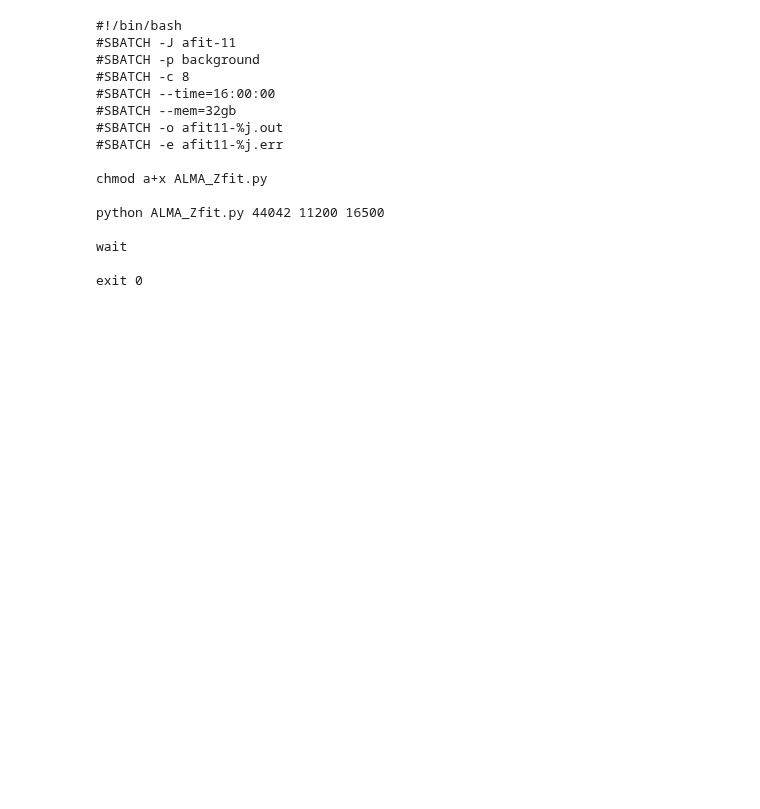
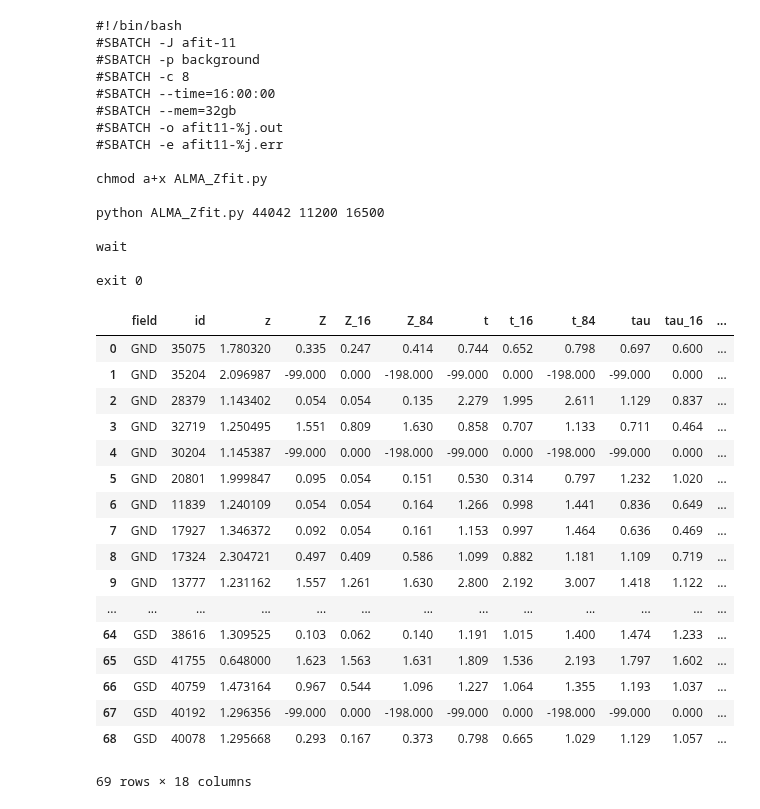
Before and after one commit to Vince-ec/Cluster_and_field, a Jupyter notebook: scripts/gen_slrm.ipynb, the cells around one changed output. Drawn from its saved outputs; the diff is of its cells as text; code cells hidden in the pictures; blank space fills up the shorter version.

```diff
--- a/scripts/gen_slrm.ipynb
+++ b/scripts/gen_slrm.ipynb
@@ -171,7 +171,28 @@ wait
 exit 0
 # %%
 ########SF fit###########
-SF_db = pd.read_pickle('../Casey_data/SF_db.pkl')
+SF_db = pd.read_pickle('../Casey_data/SF_fits/SF_db.pkl')
+# %%
+SF_db
+# %% [output]
+|  | field | id | z | Z | Z_16 | Z_84 | t | t_16 | t_84 | tau | tau_16 | ... |
+| 0 | GND | 35075 | 1.780320 | 0.335 | 0.247 | 0.414 | 0.744 | 0.652 | 0.798 | 0.697 | 0.600 | ... |
+| 1 | GND | 35204 | 2.096987 | -99.000 | 0.000 | -198.000 | -99.000 | 0.000 | -198.000 | -99.000 | 0.000 | ... |
+| 2 | GND | 28379 | 1.143402 | 0.054 | 0.054 | 0.135 | 2.279 | 1.995 | 2.611 | 1.129 | 0.837 | ... |
+| 3 | GND | 32719 | 1.250495 | 1.551 | 0.809 | 1.630 | 0.858 | 0.707 | 1.133 | 0.711 | 0.464 | ... |
+| 4 | GND | 30204 | 1.145387 | -99.000 | 0.000 | -198.000 | -99.000 | 0.000 | -198.000 | -99.000 | 0.000 | ... |
+| 5 | GND | 20801 | 1.999847 | 0.095 | 0.054 | 0.151 | 0.530 | 0.314 | 0.797 | 1.232 | 1.020 | ... |
+| 6 | GND | 11839 | 1.240109 | 0.054 | 0.054 | 0.164 | 1.266 | 0.998 | 1.441 | 0.836 | 0.649 | ... |
+| 7 | GND | 17927 | 1.346372 | 0.092 | 0.054 | 0.161 | 1.153 | 0.997 | 1.464 | 0.636 | 0.469 | ... |
+| 8 | GND | 17324 | 2.304721 | 0.497 | 0.409 | 0.586 | 1.099 | 0.882 | 1.181 | 1.109 | 0.719 | ... |
+| 9 | GND | 13777 | 1.231162 | 1.557 | 1.261 | 1.630 | 2.800 | 2.192 | 3.007 | 1.418 | 1.122 | ... |
+| ... | ... | ... | ... | ... | ... | ... | ... | ... | ... | ... | ... | ... |
+| 64 | GSD | 38616 | 1.309525 | 0.103 | 0.062 | 0.140 | 1.191 | 1.015 | 1.400 | 1.474 | 1.233 | ... |
+| 65 | GSD | 41755 | 0.648000 | 1.623 | 1.563 | 1.631 | 1.809 | 1.536 | 2.193 | 1.797 | 1.602 | ... |
+| 66 | GSD | 40759 | 1.473164 | 0.967 | 0.544 | 1.096 | 1.227 | 1.064 | 1.355 | 1.193 | 1.037 | ... |
+| 67 | GSD | 40192 | 1.296356 | -99.000 | 0.000 | -198.000 | -99.000 | 0.000 | -198.000 | -99.000 | 0.000 | ... |
+| 68 | GSD | 40078 | 1.295668 | 0.293 | 0.167 | 0.373 | 0.798 | 0.665 | 1.029 | 1.129 | 1.057 | ... |
+69 rows × 18 columns
 # %%
 idx = 1
 for i in SF_db.index:
```
Also changed, not shown: parts of 2 cells of this notebook.
